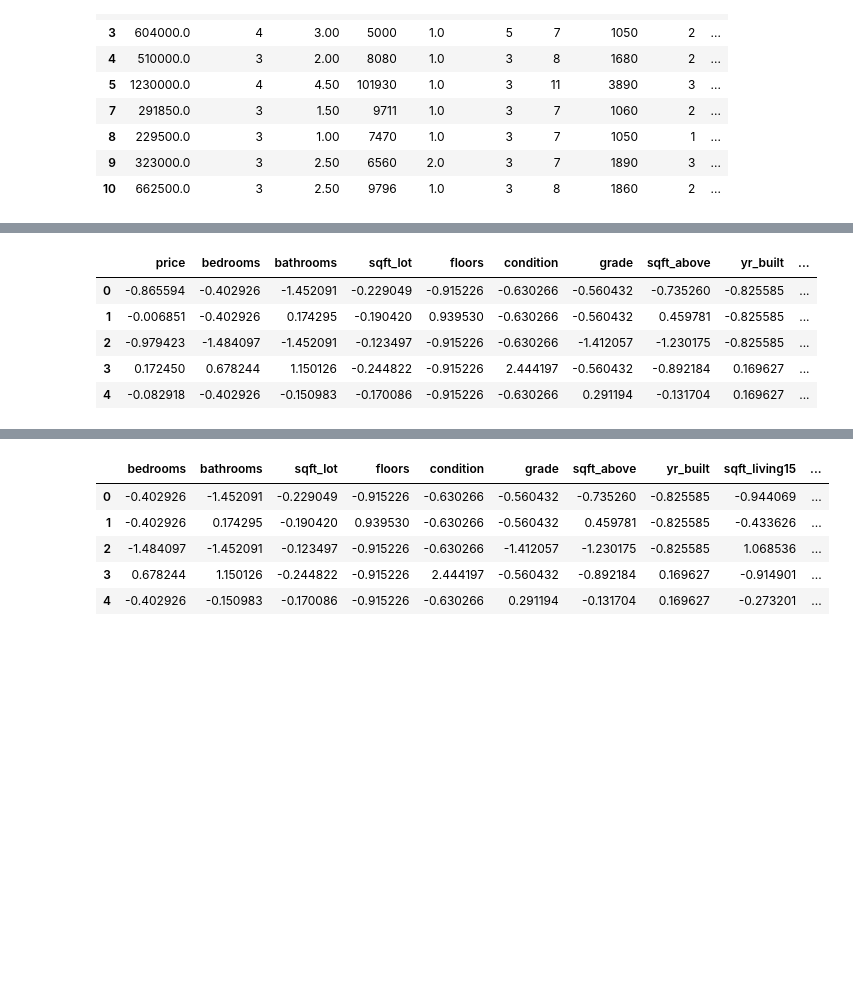
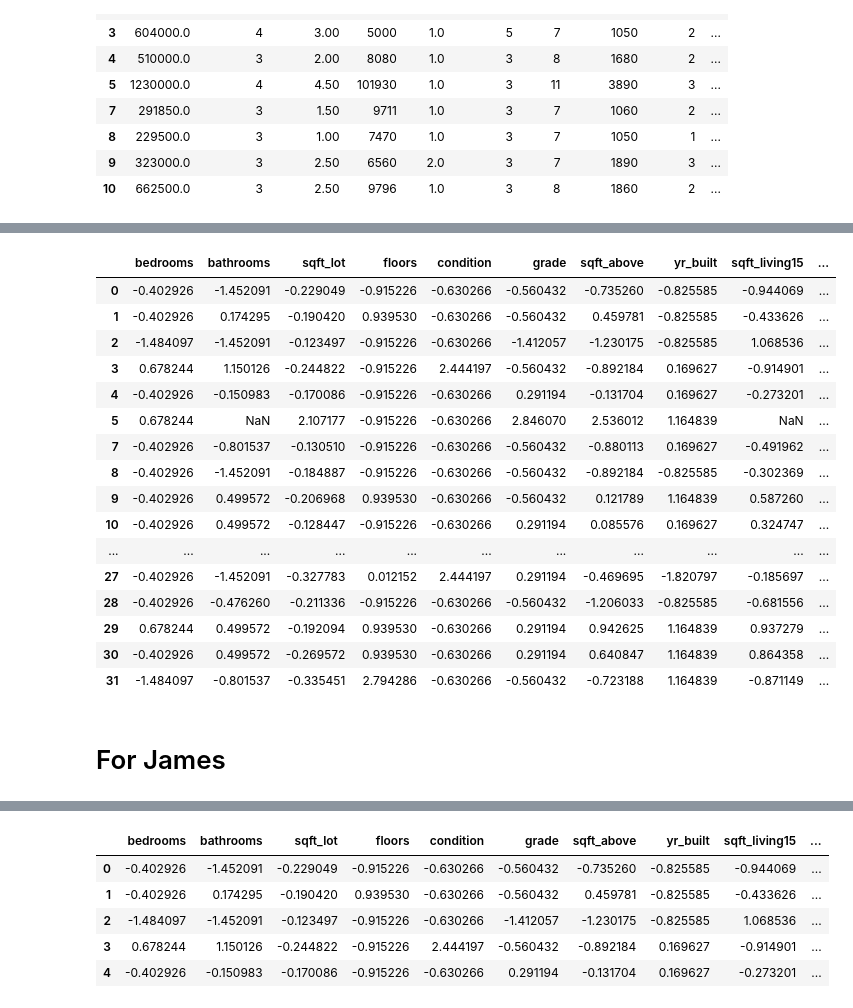
Before and after one commit to Dantarshi/dsc-v2-mod1-final-project-online-ds-ft-100719, a Jupyter notebook: student.ipynb, the cells around one changed output, grey strips where cells are left out. Drawn from its saved outputs; the diff is of its cells as text; code cells hidden in the pictures; blank space fills up the shorter version.

```diff
--- a/student.ipynb
+++ b/student.ipynb
@@ -445,7 +451,7 @@ from sklearn.preprocessing import StandardScaler
 
 scaler = StandardScaler()
 
-cols = data.columns
+cols = data.drop('price', axis=1).columns
 
 #data_clean = pd.DataFrame(data['price'])
 for col in cols:
@@ -465,10 +471,24 @@ data.describe().round(3)
 # %%
-df = data.loc[np.abs(data[col]) < 3]
-df.head()
+df = data.drop('price', axis=1)[np.abs(data) < 3]
+df['price'] = data['price']
+df.head(30)
 # %% [output]
-|  | price | bedrooms | bathrooms | sqft_lot | floors | condition | grade | sqft_above | yr_built | ... |
-| 0 | -0.865594 | -0.402926 | -1.452091 | -0.229049 | -0.915226 | -0.630266 | -0.560432 | -0.735260 | -0.825585 | ... |
-| 1 | -0.006851 | -0.402926 | 0.174295 | -0.190420 | 0.939530 | -0.630266 | -0.560432 | 0.459781 | -0.825585 | ... |
-| 2 | -0.979423 | -1.484097 | -1.452091 | -0.123497 | -0.915226 | -0.630266 | -1.412057 | -1.230175 | -0.825585 | ... |
-| 3 | 0.172450 | 0.678244 | 1.150126 | -0.244822 | -0.915226 | 2.444197 | -0.560432 | -0.892184 | 0.169627 | ... |
-| 4 | -0.082918 | -0.402926 | -0.150983 | -0.170086 | -0.915226 | -0.630266 | 0.291194 | -0.131704 | 0.169627 | ... |
+|  | bedrooms | bathrooms | sqft_lot | floors | condition | grade | sqft_above | yr_built | sqft_living15 | ... |
+| 0 | -0.402926 | -1.452091 | -0.229049 | -0.915226 | -0.630266 | -0.560432 | -0.735260 | -0.825585 | -0.944069 | ... |
+| 1 | -0.402926 | 0.174295 | -0.190420 | 0.939530 | -0.630266 | -0.560432 | 0.459781 | -0.825585 | -0.433626 | ... |
+| 2 | -1.484097 | -1.452091 | -0.123497 | -0.915226 | -0.630266 | -1.412057 | -1.230175 | -0.825585 | 1.068536 | ... |
+| 3 | 0.678244 | 1.150126 | -0.244822 | -0.915226 | 2.444197 | -0.560432 | -0.892184 | 0.169627 | -0.914901 | ... |
+| 4 | -0.402926 | -0.150983 | -0.170086 | -0.915226 | -0.630266 | 0.291194 | -0.131704 | 0.169627 | -0.273201 | ... |
+| 5 | 0.678244 | NaN | 2.107177 | -0.915226 | -0.630266 | 2.846070 | 2.536012 | 1.164839 | NaN | ... |
+| 7 | -0.402926 | -0.801537 | -0.130510 | -0.915226 | -0.630266 | -0.560432 | -0.880113 | 0.169627 | -0.491962 | ... |
+| 8 | -0.402926 | -1.452091 | -0.184887 | -0.915226 | -0.630266 | -0.560432 | -0.892184 | -0.825585 | -0.302369 | ... |
+| 9 | -0.402926 | 0.499572 | -0.206968 | 0.939530 | -0.630266 | -0.560432 | 0.121789 | 1.164839 | 0.587260 | ... |
+| 10 | -0.402926 | 0.499572 | -0.128447 | -0.915226 | -0.630266 | 0.291194 | 0.085576 | 0.169627 | 0.324747 | ... |
+| ... | ... | ... | ... | ... | ... | ... | ... | ... | ... | ... |
+| 27 | -0.402926 | -1.452091 | -0.327783 | 0.012152 | 2.444197 | 0.291194 | -0.469695 | -1.820797 | -0.185697 | ... |
+| 28 | -0.402926 | -0.476260 | -0.211336 | -0.915226 | -0.630266 | -0.560432 | -1.206033 | -0.825585 | -0.681556 | ... |
+| 29 | 0.678244 | 0.499572 | -0.192094 | 0.939530 | -0.630266 | 0.291194 | 0.942625 | 1.164839 | 0.937279 | ... |
+| 30 | -0.402926 | 0.499572 | -0.269572 | 0.939530 | -0.630266 | 0.291194 | 0.640847 | 1.164839 | 0.864358 | ... |
+| 31 | -1.484097 | -0.801537 | -0.335451 | 2.794286 | -0.630266 | -0.560432 | -0.723188 | 1.164839 | -0.871149 | ... |
+# %% [markdown]
+# For James
```
Also changed, not shown: parts of 33 cells of this notebook.
